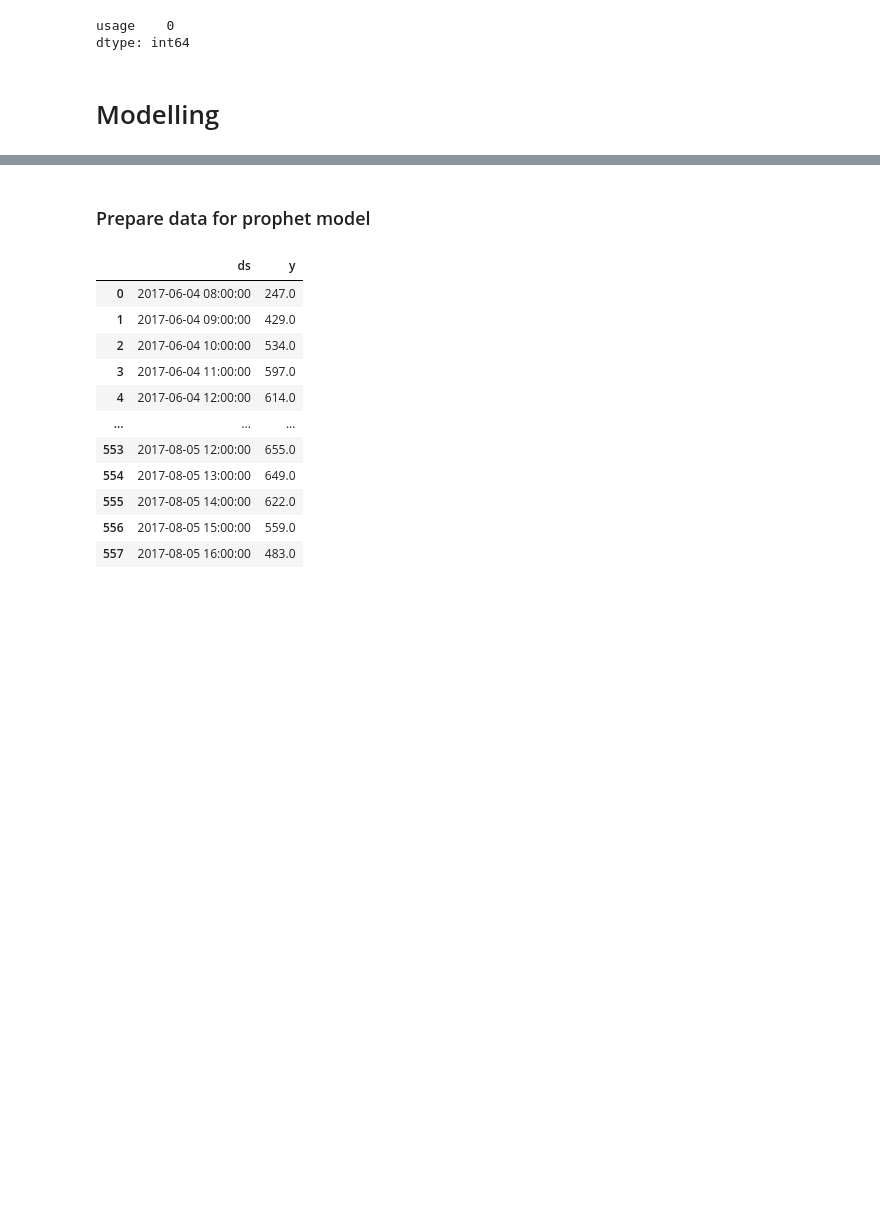
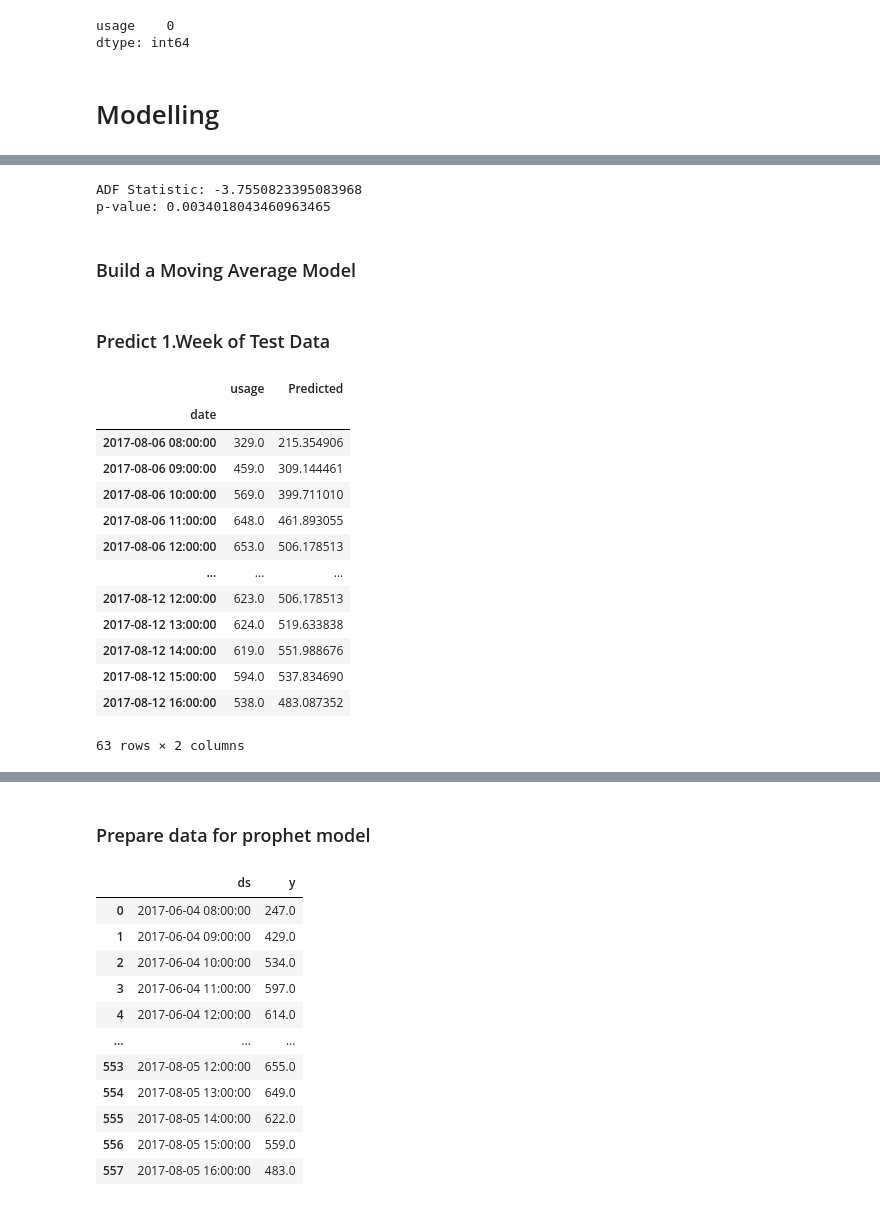
Before and after one commit to EmincanY/TimeSeriesModels-MunicipalityPredictions, a Jupyter notebook: Emincan_YILMAZ_interview.ipynb, the cells around one changed output, grey strips where cells are left out. Cells and saved outputs as stored; diff of their text form; code cells hidden in the pictures; blank space fills up the shorter version.

```diff
--- a/Emincan_YILMAZ_interview.ipynb
+++ b/Emincan_YILMAZ_interview.ipynb
@@ -1162,0 +1167,5 @@ dtype: int64
+# %%
+df_0_train_ma = df_0_train.copy()
+df_0_test_ma = df_0_test.copy()
+df_0_test_1w_ma = df_0_test_1w.copy()
+df_0_test_2w_ma = df_0_test_2w.copy()
@@ -1162,0 +1204,10 @@ dtype: int64
+# %%
+from statsmodels.tsa.stattools import adfuller
+
+ADF_result = adfuller(df_0_train_ma.usage)
+
+print(f'ADF Statistic: {ADF_result[0]}')
+print(f'p-value: {ADF_result[1]}')   # stationary
+# %% [output]
+ADF Statistic: -3.7550823395083968
+p-value: 0.0034018043460963465
@@ -1162,0 +1226,4 @@ dtype: int64
+# %% [markdown]
+### Build a Moving Average Model
+# %% [markdown]
+### Predict 1.Week of Test Data
@@ -1162,0 +1244,17 @@ dtype: int64
+# %%
+result_1w
+# %% [output]
+|  | usage | Predicted |
+| date |  |  |
+| 2017-08-06 08:00:00 | 329.0 | 215.354906 |
+| 2017-08-06 09:00:00 | 459.0 | 309.144461 |
+| 2017-08-06 10:00:00 | 569.0 | 399.711010 |
+| 2017-08-06 11:00:00 | 648.0 | 461.893055 |
+| 2017-08-06 12:00:00 | 653.0 | 506.178513 |
+| ... | ... | ... |
+| 2017-08-12 12:00:00 | 623.0 | 506.178513 |
+| 2017-08-12 13:00:00 | 624.0 | 519.633838 |
+| 2017-08-12 14:00:00 | 619.0 | 551.988676 |
+| 2017-08-12 15:00:00 | 594.0 | 537.834690 |
+| 2017-08-12 16:00:00 | 538.0 | 483.087352 |
+63 rows × 2 columns
```
Also changed, not shown: parts of 81 cells of this notebook.
